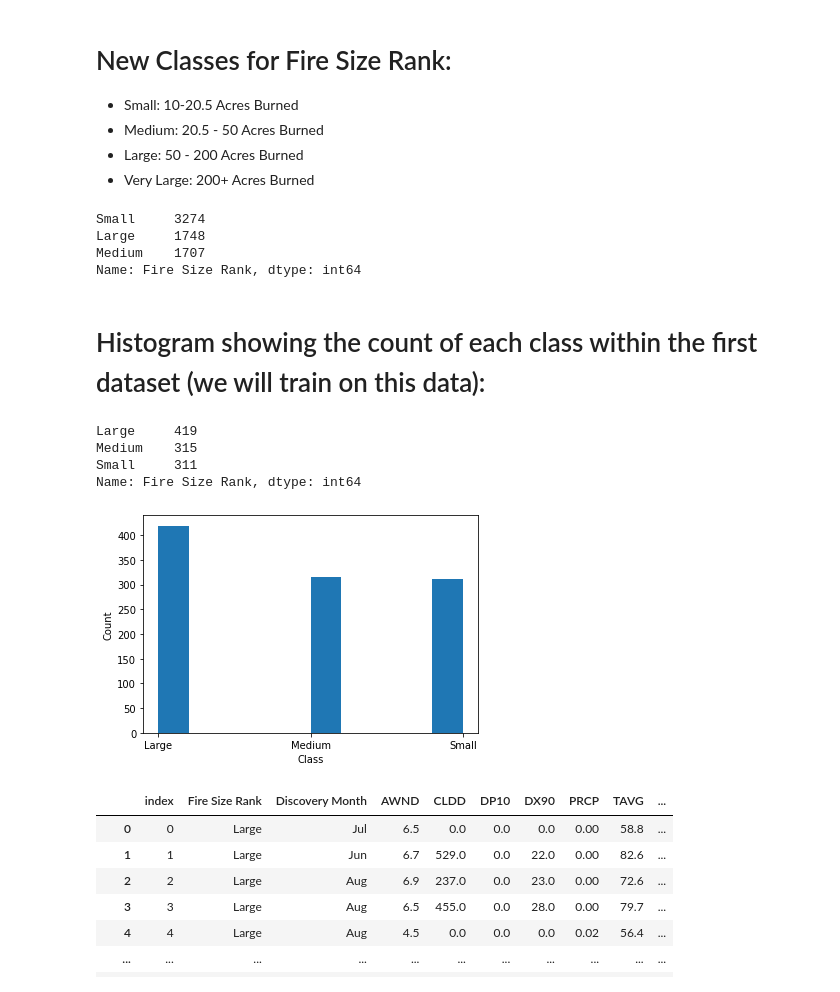
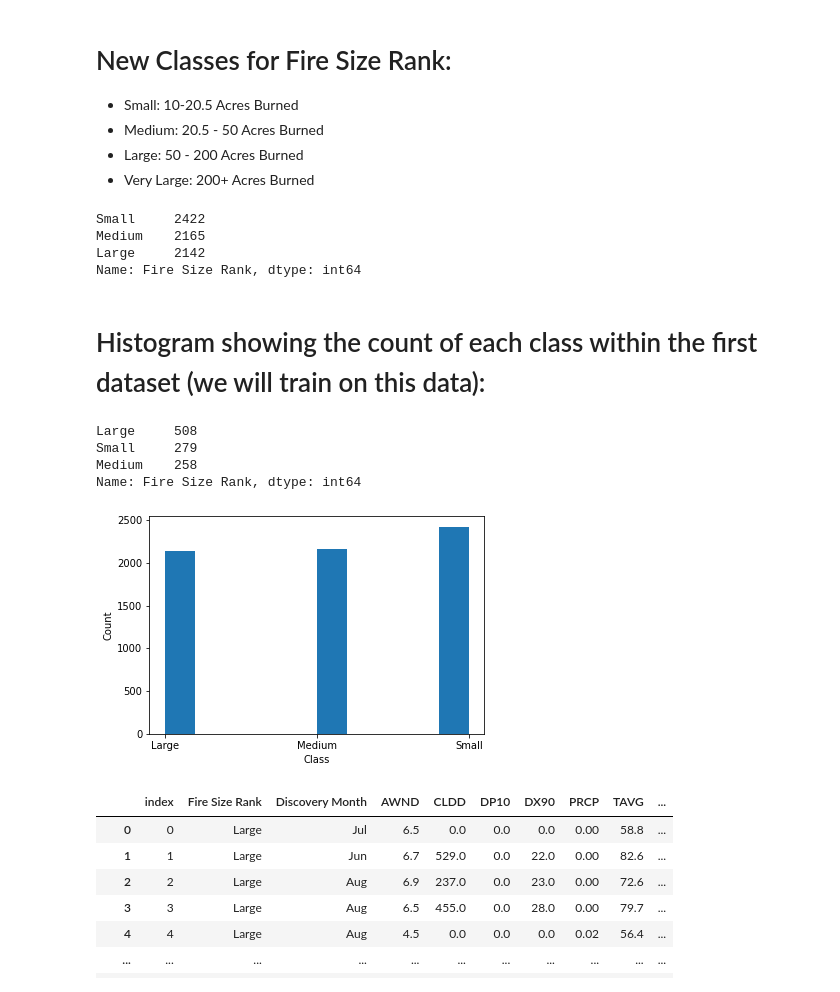
Before and after one commit to mnocerino23/Wildfire-Forecaster, a Jupyter notebook: Classifiers_3.ipynb, the cells around one changed output. Saved outputs shown, nothing was run; the diff lists cells and outputs as text; code cells hidden in the pictures.

```diff
--- a/Classifiers_3.ipynb
+++ b/Classifiers_3.ipynb
@@ -224,19 +224,19 @@ wildfire1 = wildfire_set1.loc[wildfire_set1['AcresBurned']> 10]
 
 for index, rows in wildfire1.iterrows():
   size_fire = wildfire1.at[index, 'AcresBurned']
-  if size_fire >= 10 and size_fire <= 45:
+  if size_fire >= 10 and size_fire <= 30:
     size_class = 'Small'
-  if size_fire >= 45 and size_fire <= 150:
+  if size_fire >= 30 and size_fire <= 100:
     size_class = 'Medium'
-  elif size_fire > 150:
+  elif size_fire > 100:
     size_class = 'Large'
   wildfire1.at[index,'Fire Size Rank'] = size_class
 
 print(wildfire1['Fire Size Rank'].value_counts())
 # %% [output]
-Small     3274
-Large     1748
-Medium    1707
+Small     2422
+Medium    2165
+Large     2142
 Name: Fire Size Rank, dtype: int64
 # %% [markdown]
 # Histogram showing the count of each class within the first dataset (we will train on this data):
@@ -248,31 +248,31 @@ wildfire2 = wildfire_set2.loc[wildfire_set2['AcresBurned']> 10]
 
 for index, rows in wildfire2.iterrows():
   size_fire = wildfire2.at[index, 'AcresBurned']
-  if size_fire >= 10 and size_fire <= 45:
+  if size_fire >= 10 and size_fire <= 40:
     size_class = 'Small'
-  if size_fire >= 45 and size_fire <= 150:
+  if size_fire >= 40 and size_fire <= 100:
     size_class = 'Medium'
-  elif size_fire > 150:
+  elif size_fire > 100:
     size_class = 'Large'
   wildfire2.at[index,'Fire Size Rank'] = size_class
 
 print(wildfire2['Fire Size Rank'].value_counts())
 # %% [output]
-Large     419
-Medium    315
-Small     311
+Large     508
+Small     279
+Medium    258
 Name: Fire Size Rank, dtype: int64
 # %%
 import matplotlib.pyplot as plt
 
-x = wildfire2['Fire Size Rank']
+x = wildfire1['Fire Size Rank']
 
 plt.xlabel('Class')
 plt.ylabel('Count')
 plt.hist(x)
 plt.show()
 # %% [output]
-[figure, old version]
+[figure, new version]
 # %%
 #After changing our class labels, we can delete the AcresBurned column in both dataframes since it
 #will not be a feature we use.
```
Also changed, not shown: parts of 41 cells of this notebook.
